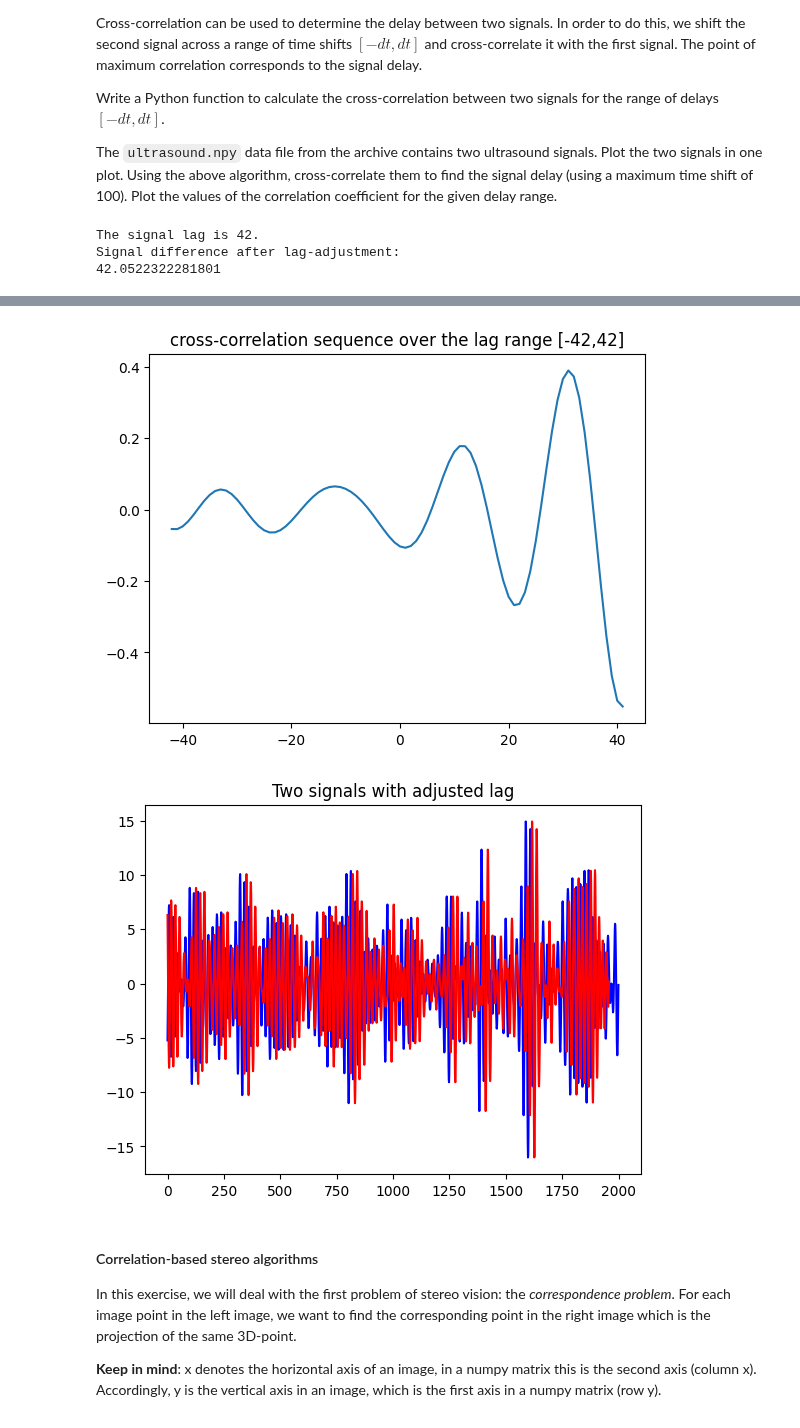
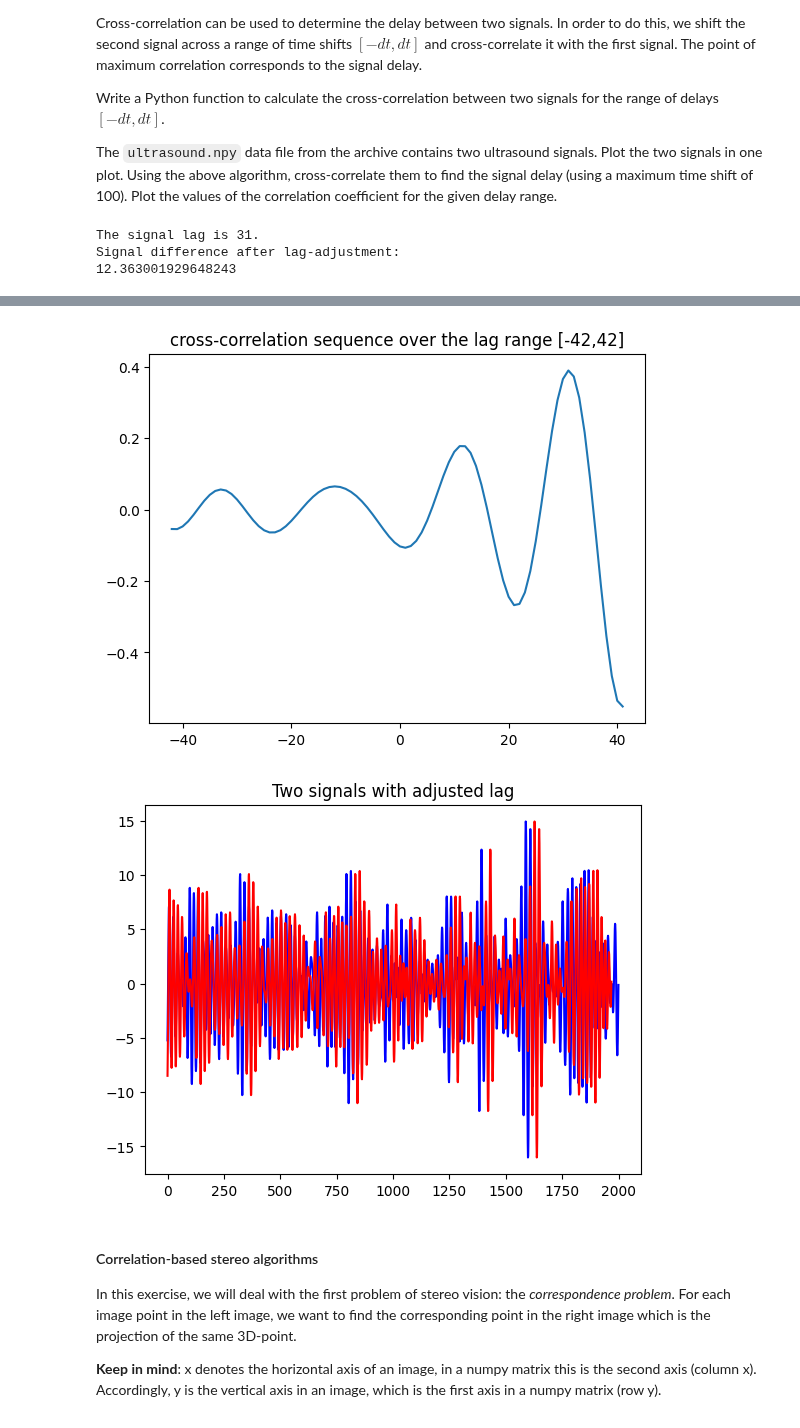
Before and after one commit to Jette-j/Computervision, a Jupyter notebook: exercise_5.ipynb, the cells around one changed output, grey strips where cells are left out. Saved outputs shown, nothing was run; the diff lists cells and outputs as text; code cells hidden in the pictures.

```diff
--- a/exercise_5.ipynb
+++ b/exercise_5.ipynb
@@ -76,37 +82,38 @@ _, ax = plt.subplots(1)
 plt.plot(X, '-b')
 plt.plot(Y, '-r')
 ax.set_title('The two ultrasound signals')
 
 # TODO: compute cross correlation
 dt=42
 rho_seq=cross_corr_seq(X, Y, dt)
+#argmax gibt dir den Array-Index des Maximums zurück, nicht den tatsächlichen Shift-Wert! Deswegen musst du zurückrechnen: lag = max_idx - dt
 max_idx = np.argmax(rho_seq)
 max_rho = rho_seq.max()
 
 # TODO: compute lag value
-lag = 42
+lag = max_idx - dt # zugehörige Shift -dt
 print('The signal lag is {}.'.format(lag))
 
 _, ax = plt.subplots(1)
 ax.plot(np.arange(-dt,dt),rho_seq)
 ax.set_title(
     'cross-correlation sequence over the lag range [{},{}]'.format(
     -dt, dt)
 )
 
 _, ax = plt.subplots(1)
 plt.plot(X, '-b')
 plt.plot(Y[lag:], '-r')
 ax.set_title('Two signals with adjusted lag')
 print('Signal difference after lag-adjustment:')
 print((X[:-lag]-Y[lag:]).sum())
 # %% [output]
-The signal lag is 42.
+The signal lag is 31.
 Signal difference after lag-adjustment:
-42.0522322281801
+12.363001929648243
 [figure]
 [figure]
-[figure, old version]
+[figure, new version]
 # %% [markdown]
 #### Correlation-based stereo algorithms
 
```
Also changed, not shown: parts of 3 cells of this notebook.
